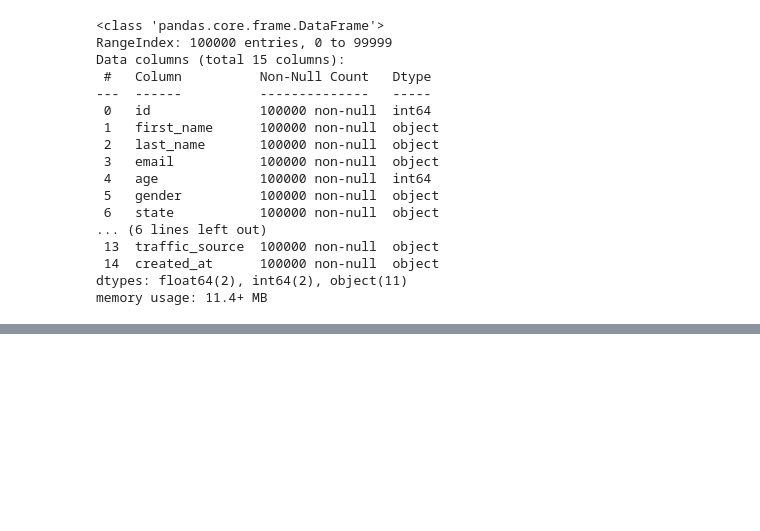
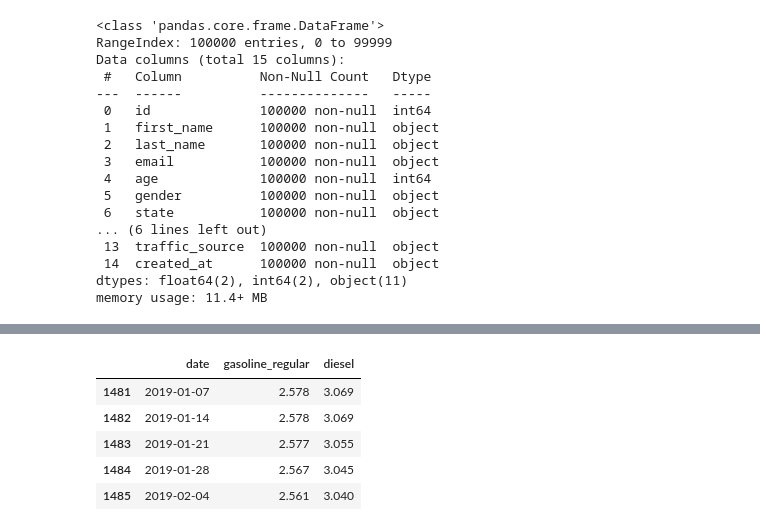
Before and after one commit to cygV404/Banly-Projekt, a Jupyter notebook: LookerEC.ipynb, the cells around one changed output, grey strips where cells are left out. Saved outputs shown, nothing was run; the diff lists cells and outputs as text; code cells hidden in the pictures; blank space fills up the shorter version.

```diff
--- a/LookerEC.ipynb
+++ b/LookerEC.ipynb
@@ -331,0 +357,23 @@ Erfolgreich geladen! Hier sind die ersten 5 Zeilen:
+# %%
+import pandas as pd
+
+# Offizielle Excel-URL der U.S. Energy Information Administration
+eia_url = "https://www.eia.gov/dnav/pet/xls/pet_pri_gnd_dcus_nus_w.xls"
+
+# Wöchentliche Durchschnittspreise
+# Die ersten 2 Zeilen überspringen, da sie Metadaten enthalten
+df_eia = pd.read_excel(eia_url, sheet_name="Data 1", skiprows=2)
+
+# Spalten umbenennen
+df_eia = df_eia.rename(columns={
+    df_eia.columns[0]: "date",
+    df_eia.columns[1]: "gasoline_all_grades",
+    df_eia.columns[3]: "gasoline_regular",
+    df_eia.columns[12]: "diesel"
+})
+
+# Datum ins richtige Format bringen
+df_eia["date"] = pd.to_datetime(df_eia["date"])
+df_us_prices = df_eia[(df_eia["date"] >= "2019-01-01") & (df_eia["date"] <= "2024-12-31")].copy()
+
+print(f"Erfolgreich geladen! Zeitraum: 2019-2024: {len(df_us_prices)}")
@@ -331,0 +382,3 @@ Erfolgreich geladen! Hier sind die ersten 5 Zeilen:
+# %%
+# Nur die relevanten Spalten
+gas_prices = df_us_prices[["date", "gasoline_regular", "diesel"]].copy()
@@ -331,0 +398,9 @@ Erfolgreich geladen! Hier sind die ersten 5 Zeilen:
+# %%
+gas_prices.head()
+# %% [output]
+|  | date | gasoline_regular | diesel |
+| 1481 | 2019-01-07 | 2.578 | 3.069 |
+| 1482 | 2019-01-14 | 2.578 | 3.069 |
+| 1483 | 2019-01-21 | 2.577 | 3.055 |
+| 1484 | 2019-01-28 | 2.567 | 3.045 |
+| 1485 | 2019-02-04 | 2.561 | 3.040 |
```
Also changed, not shown: parts of 9 cells of this notebook.
